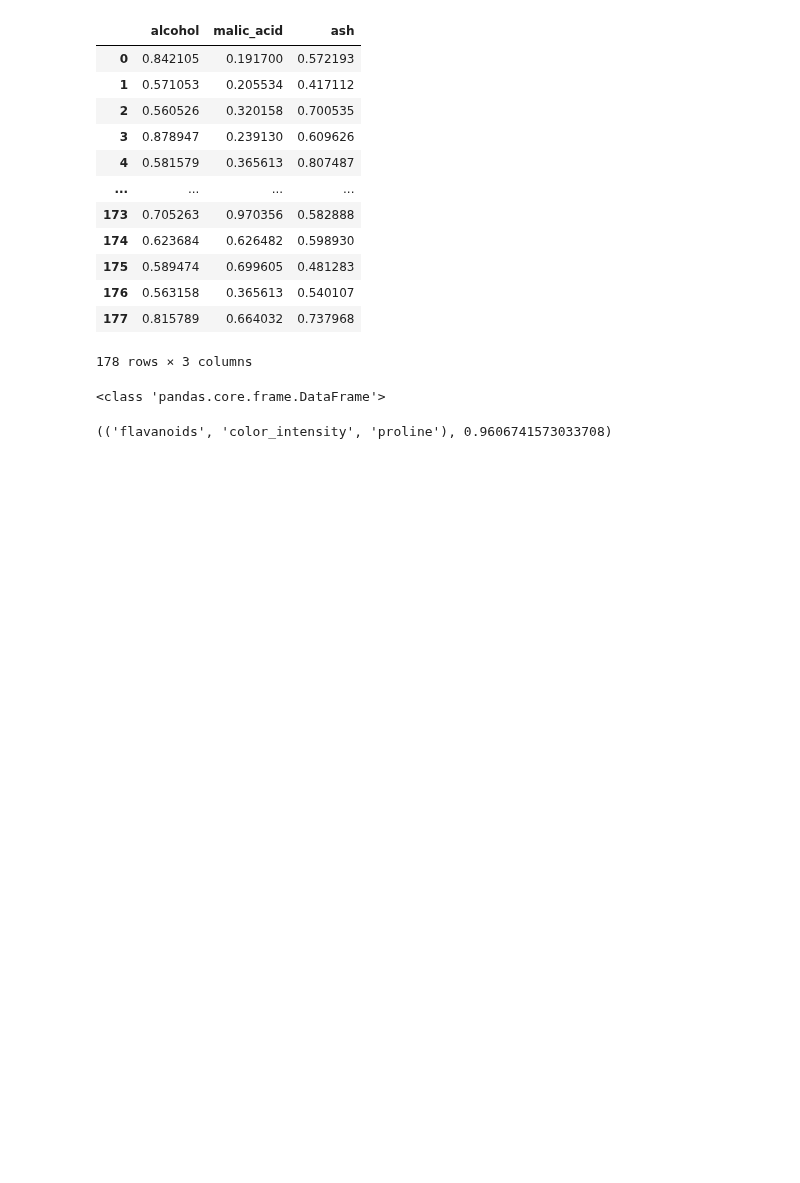
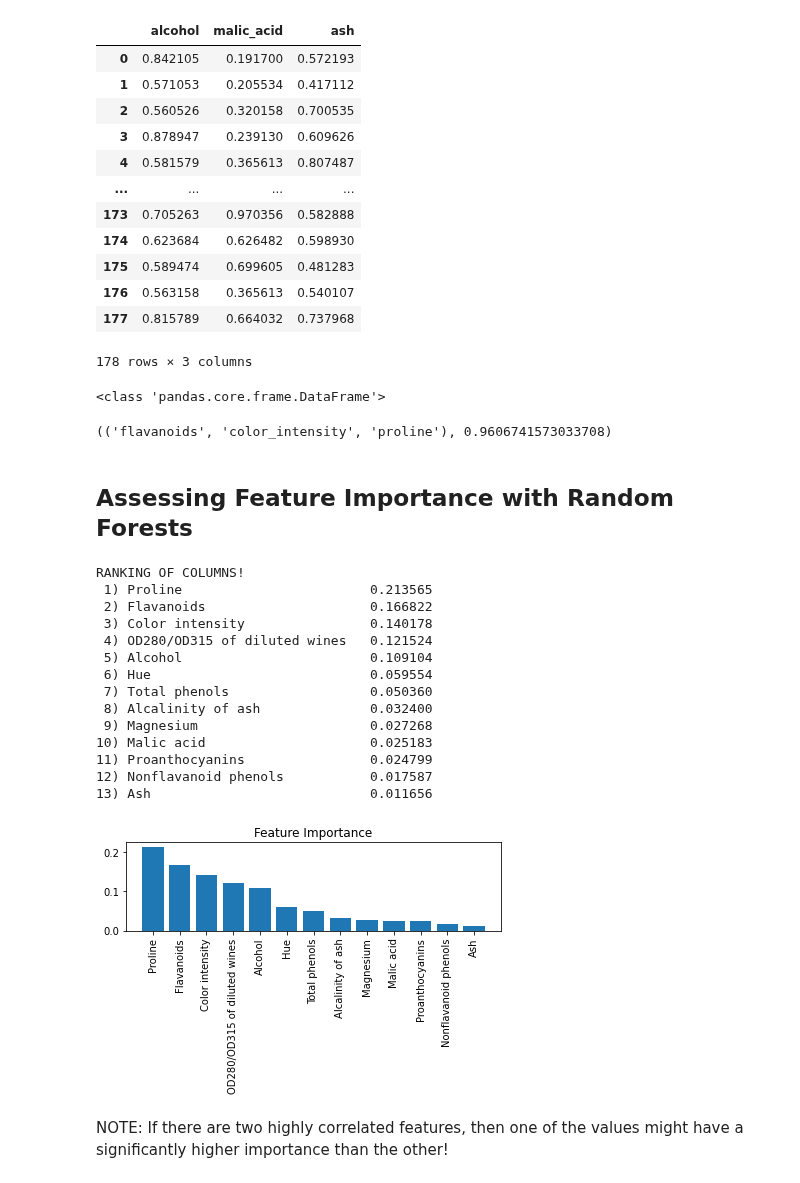
Before and after one commit to adam-stogsdill/ml_notes, a Jupyter notebook: ml_with_torch_sklearn/1_DataPreprocessing.ipynb, the cells around one changed output. Cells and saved outputs as stored; diff of their text form; code cells hidden in the pictures; blank space fills up the shorter version.

```diff
--- a/ml_with_torch_sklearn/1_DataPreprocessing.ipynb
+++ b/ml_with_torch_sklearn/1_DataPreprocessing.ipynb
@@ -284,3 +284,68 @@ sbs_model.indices_, sbs_model.accuracy_
 # %% [output]
 <class 'pandas.core.frame.DataFrame'>
 (('flavanoids', 'color_intensity', 'proline'), 0.9606741573033708)
+# %% [markdown]
+## Assessing Feature Importance with Random Forests
+# %%
+# Get the feature importance of the data from an attribute
+# given by a fitted RandomForestClassifier
+import matplotlib.pyplot as plt
+
+# Load the data
+from sklearn.model_selection import train_test_split
+
+
+df_wine = pd.read_csv('https://archive.ics.uci.edu/ml/machine-learning-databases/wine/wine.data')
+df_wine.columns = ['Class label', 'Alcohol',
+    'Malic acid', 'Ash',
+    'Alcalinity of ash', 'Magnesium',
+    'Total phenols', 'Flavanoids',
+    'Nonflavanoid phenols',
+    'Proanthocyanins',
+    'Color intensity', 'Hue',
+    'OD280/OD315 of diluted wines',
+    'Proline']
+
+X, y = df_wine.iloc[:, 1:].values, df_wine.iloc[:, 0].values
+X_train, X_test, y_train, y_test = train_test_split(X, y, test_size=0.3, random_state=0, stratify=y)
+
+# Create model
+from sklearn.ensemble import RandomForestClassifier
+feat_labels = df_wine.columns[1:]
+forest = RandomForestClassifier(n_estimators=500, random_state=1)
+
+# Now that we have initilized the RFC, fit and print out the importances
+forest.fit(X_train, y_train)
+importances = forest.feature_importances_
+indices = np.argsort(importances)[::-1] # Descending sort
+
+print("RANKING OF COLUMNS!")
+for rank, index in enumerate(indices):
+    print("%2d) %-*s %f" % (rank+1, 30, feat_labels[index], importances[index]))
+
+# Plot findings
+plt.title('Feature Importance')
+plt.bar(range(X_train.shape[1]), importances[indices], align='center')
+plt.xticks(range(X_train.shape[1]), feat_labels[indices], rotation=90)
+plt.xlim([-1, X_train.shape[1]])
+plt.tight_layout()
+plt.show()
+# %% [output]
+RANKING OF COLUMNS!
+ 1) Proline                        0.213565
+ 2) Flavanoids                     0.166822
+ 3) Color intensity                0.140178
+ 4) OD280/OD315 of diluted wines   0.121524
+ 5) Alcohol                        0.109104
+ 6) Hue                            0.059554
+ 7) Total phenols                  0.050360
+ 8) Alcalinity of ash              0.032400
+ 9) Magnesium                      0.027268
+10) Malic acid                     0.025183
+11) Proanthocyanins                0.024799
+12) Nonflavanoid phenols           0.017587
+13) Ash                            0.011656
+[figure, added]
+# %% [markdown]
+NOTE: If there are two highly correlated features, then one of the values
+might have a significantly higher importance than the other!
```
Also changed, not shown: 22 other files.
